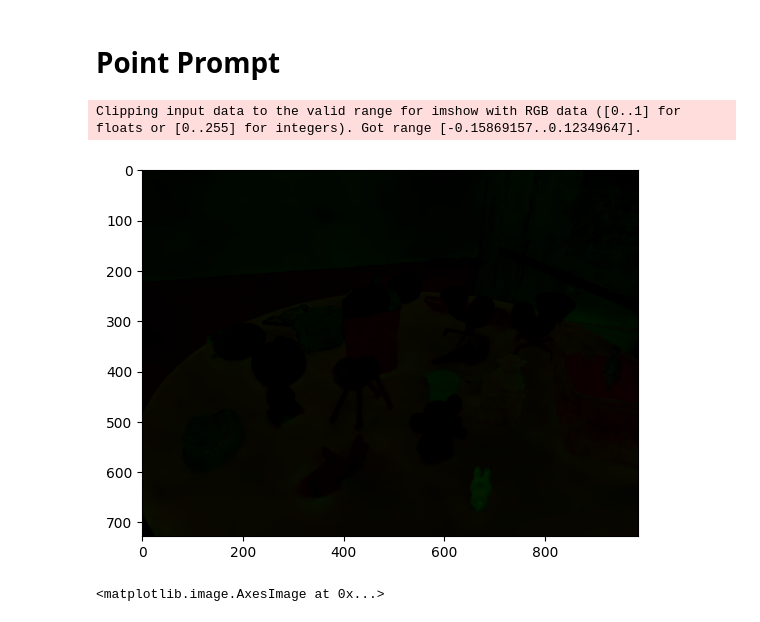
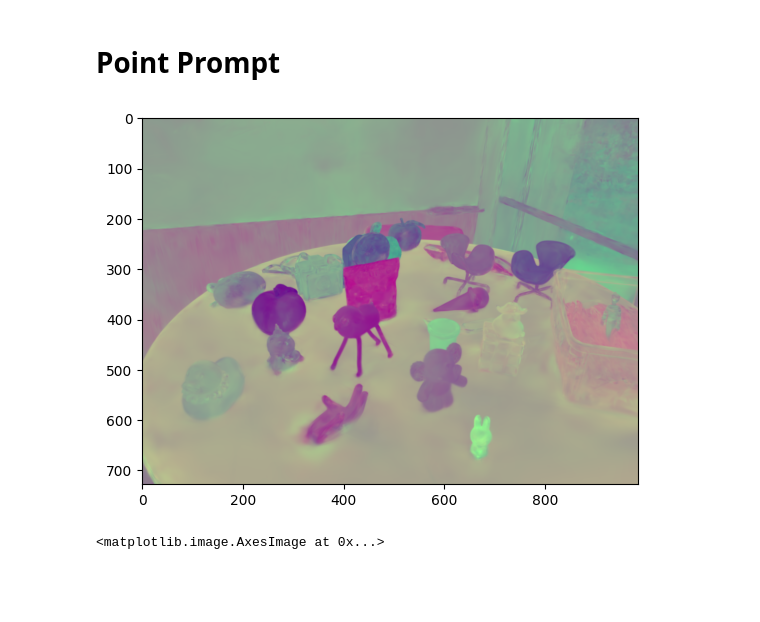
Before and after one commit to matt576/3dgs-diff, a Jupyter notebook: SegAnyGAussians/3dgs-diff.ipynb, the cells around one changed output. Saved outputs shown, nothing was run; the diff lists cells and outputs as text; code cells hidden in the pictures; blank space fills up the shorter version.

Commit message:
added normalization for semantic features display

```diff
--- a/SegAnyGAussians/3dgs-diff.ipynb
+++ b/SegAnyGAussians/3dgs-diff.ipynb
@@ -207,25 +213,27 @@ plt.imshow(img)
 # %%
 with torch.no_grad():
     # If the q_trans is normal
     # scale = 2.
     # scale = torch.full((1,), scale).cuda()
     # scale = q_trans(scale)
 
     # If the q_trans is uniform, the scale can be any value between 0 and 1
     # scale = torch.tensor([0]).cuda()
     # scale = torch.tensor([0.5]).cuda()
     scale = torch.tensor([1.]).cuda()
 
     gates = scale_gate(scale)
 
     feature_with_scale = rendered_feature
     feature_with_scale = feature_with_scale * gates.unsqueeze(-1).unsqueeze(-1)
     scale_conditioned_feature = feature_with_scale.permute([1,2,0])
 
-    plt.imshow(scale_conditioned_feature[:,:,:3].detach().cpu().numpy()) # ? img = (img - img.min()) / (img.max() - img.min())  # Normalize for display
+    # plt.imshow(scale_conditioned_feature[:,:,:3].detach().cpu().numpy()) # ? img = (img - img.min()) / (img.max() - img.min())  # Normalize for display
+    img = scale_conditioned_feature[:, :, :3].detach().cpu().numpy() ### new fix 07.2025
+    img = (img - img.min()) / (img.max() - img.min())  # Normalize for display
+    plt.imshow(img)
 # %% [output]
-Clipping input data to the valid range for imshow with RGB data ([0..1] for floats or [0..255] for integers). Got range [-0.15869157..0.12349647].
-[figure, old version]
+[figure, new version]
 # %%
 # query_index = (400, 250) # object selection
 query_index = (400, 250)
```
Also changed, not shown: parts of 6 cells of this notebook.
